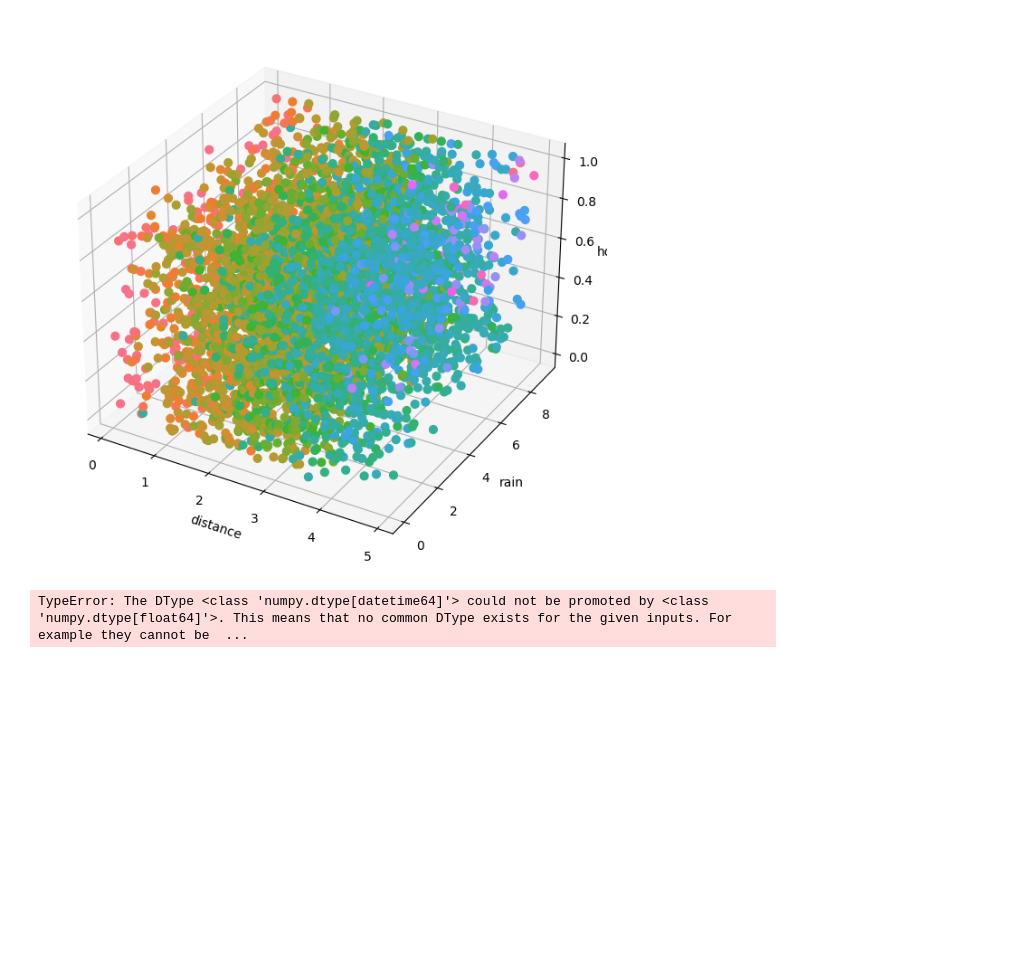
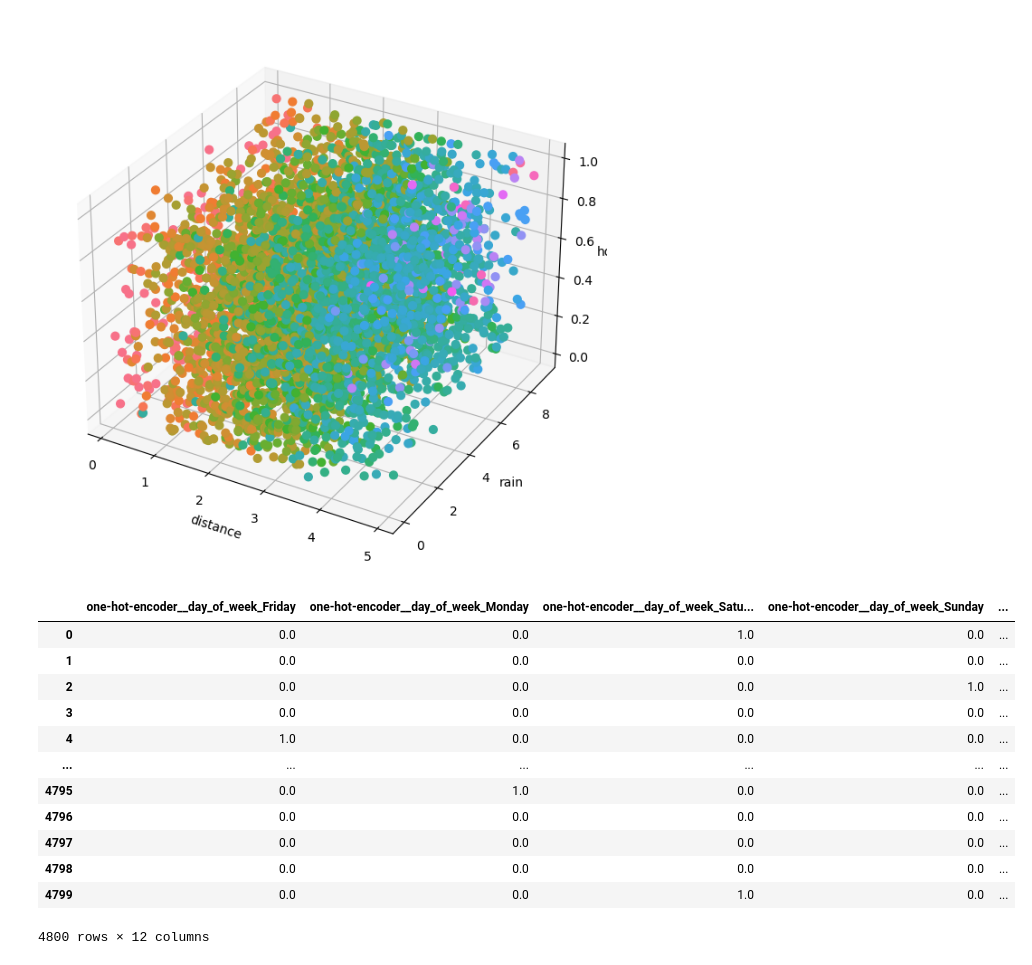
Before and after one commit to quentinchichery/hackathon-peren-2022, a Jupyter notebook: 01-exploration.ipynb, the cells around one changed output. Cells and saved outputs as stored; diff of their text form; code cells hidden in the pictures; blank space fills up the shorter version.

```diff
--- a/01-exploration.ipynb
+++ b/01-exploration.ipynb
@@ -166,32 +166,33 @@ Text(0.5, 0, 'hour')
 [figure]
 # %%
 categorical_features = ['day_of_week']
-numeric_features = ['rain', 'heat', 'fee', 'distance', 'time_obj']
+numeric_features = ['rain', 'heat', 'fee', 'distance']
 
-from sklearn.pipeline import Pipeline
-from sklearn.preprocessing import OneHotEncoder
+from sklearn.preprocessing import OneHotEncoder, StandardScaler
 
-categorical_transformer = Pipeline(steps=[
-    ('onehot', OneHotEncoder(handle_unknown='ignore')),
-])
-
-from sklearn.impute import SimpleImputer
-from sklearn.preprocessing import StandardScaler
-
-numeric_transformer = Pipeline(steps=[
-    ('imputer', SimpleImputer(strategy='median')),
-    ('scaler', StandardScaler()),
-])
+categorical_preprocessor = OneHotEncoder(handle_unknown="ignore")
+numerical_preprocessor = StandardScaler()
 
 from sklearn.compose import ColumnTransformer
 
-preprocessor = ColumnTransformer(
-    transformers=[
-        ('num', numeric_transformer, numeric_features),
-        ('cat', categorical_transformer, categorical_features)
-    ]
-)
+preprocessor = ColumnTransformer([
+    ('one-hot-encoder', categorical_preprocessor, categorical_features),
+    ('standard_scaler', numerical_preprocessor, numeric_features)],
+    remainder='passthrough')
 
-pd.DataFrame(preprocessor.fit_transform(df[['day_of_week','rain', 'heat', 'time_obj', 'fee', 'distance']]))
+df_norm = pd.DataFrame(preprocessor.fit_transform(df[['day_of_week','rain', 'heat', 'fee', 'distance', 'time_norm']]), columns=preprocessor.get_feature_names_out())
+df_norm
 # %% [output]
+|  | one-hot-encoder__day_of_week_Friday | one-hot-encoder__day_of_week_Monday | one-hot-encoder__day_of_week_Satu... | one-hot-encoder__day_of_week_Sunday | ... |
+| 0 | 0.0 | 0.0 | 1.0 | 0.0 | ... |
+| 1 | 0.0 | 0.0 | 0.0 | 0.0 | ... |
+| 2 | 0.0 | 0.0 | 0.0 | 1.0 | ... |
+| 3 | 0.0 | 0.0 | 0.0 | 0.0 | ... |
+| 4 | 1.0 | 0.0 | 0.0 | 0.0 | ... |
+| ... | ... | ... | ... | ... | ... |
+| 4795 | 0.0 | 1.0 | 0.0 | 0.0 | ... |
+| 4796 | 0.0 | 0.0 | 0.0 | 0.0 | ... |
+| 4797 | 0.0 | 0.0 | 0.0 | 0.0 | ... |
+| 4798 | 0.0 | 0.0 | 0.0 | 0.0 | ... |
+| 4799 | 0.0 | 0.0 | 1.0 | 0.0 | ... |
-TypeError: The DType <class 'numpy.dtype[datetime64]'> could not be promoted by <class 'numpy.dtype[float64]'>. This means that no common DType exists for the given inputs. For example they cannot be  ...
+4800 rows × 12 columns
```
Also changed, not shown: parts of 3 cells of this notebook.
